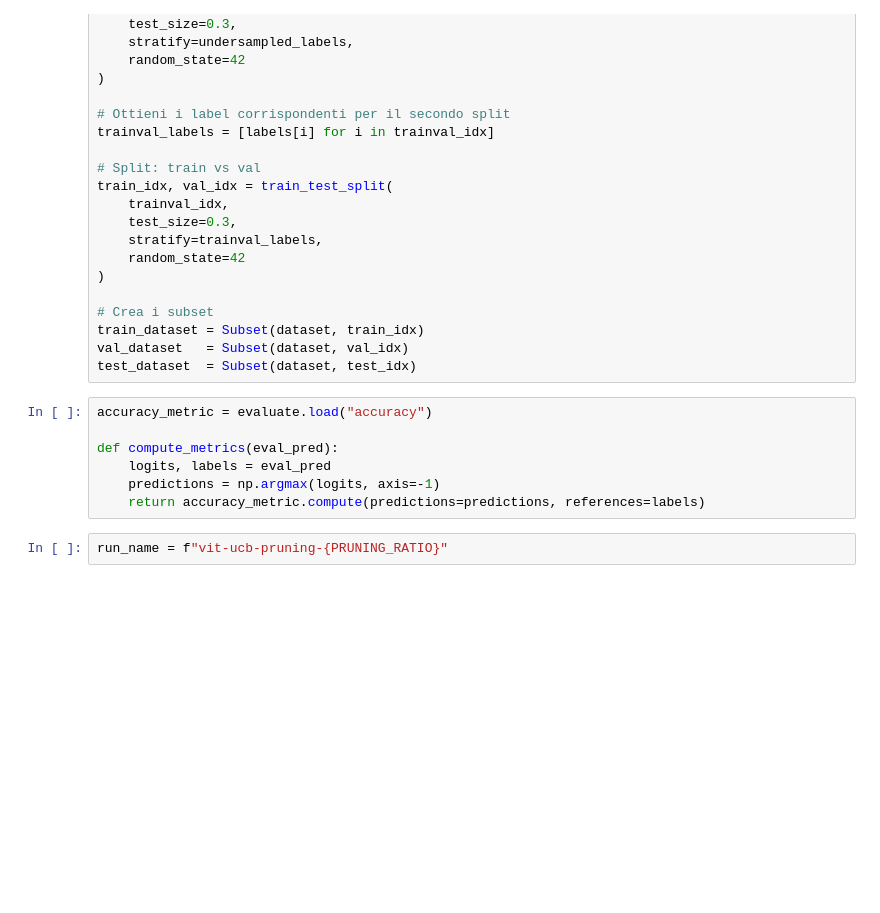
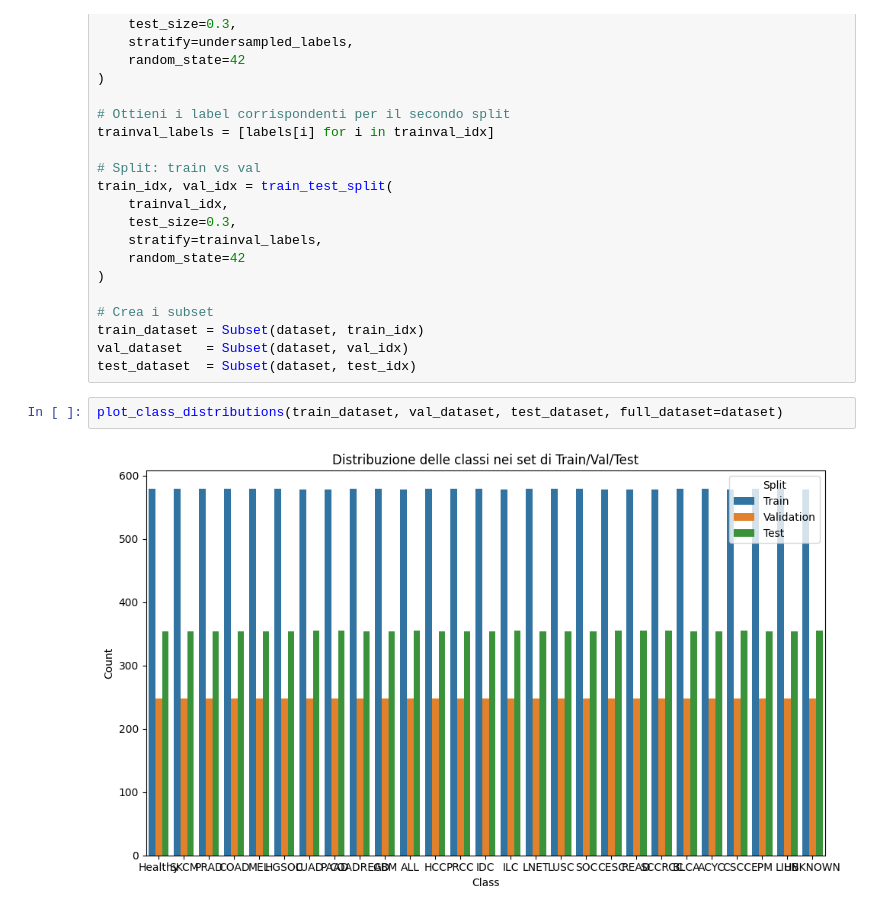
Before and after one commit to vincenzocivale/UNI_UCB2, a Jupyter notebook: main copy 2.ipynb, the cells around one changed output. Saved outputs shown, nothing was run; the diff lists cells and outputs as text; blank space fills up the shorter version.

Commit message:
Revert "feat: Huggingface trainer"
This reverts commit abd88c60a7377337786d458269818b7008be880f.

```diff
--- a/main copy 2.ipynb
+++ b/main copy 2.ipynb
@@ -80,12 +72,7 @@ train_idx, val_idx = train_test_split(
 train_dataset = Subset(dataset, train_idx)
 val_dataset   = Subset(dataset, val_idx)
 test_dataset  = Subset(dataset, test_idx)
-# %%
-accuracy_metric = evaluate.load("accuracy")
-
-def compute_metrics(eval_pred):
-    logits, labels = eval_pred
-    predictions = np.argmax(logits, axis=-1)
-    return accuracy_metric.compute(predictions=predictions, references=labels)
-# %%
-run_name = f"vit-ucb-pruning-{PRUNING_RATIO}"
+# %%
+plot_class_distributions(train_dataset, val_dataset, test_dataset, full_dataset=dataset)
+# %% [output]
+[figure, added]
```
Also changed, not shown: parts of 14 cells of this notebook, 9 other files.
